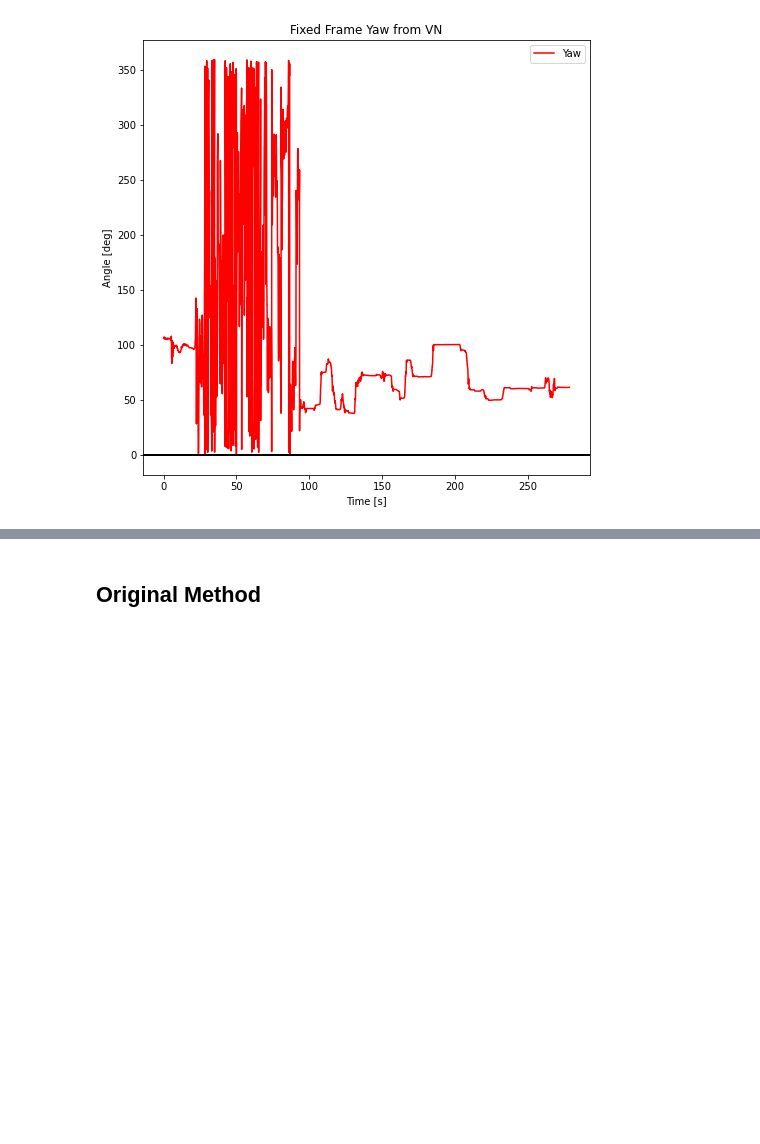
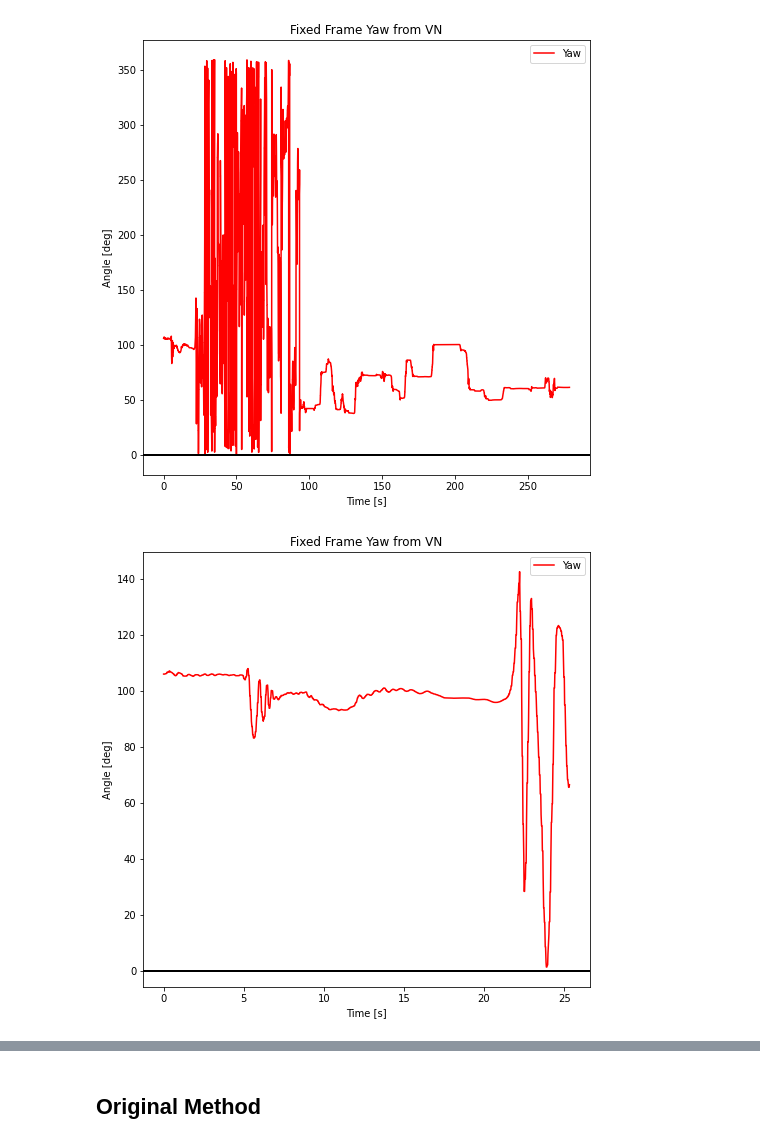
Before and after one commit to VADL-2022/IMU_VV, a Jupyter notebook: 05_NASA_SLI/SLI_Angle_Analysis.ipynb, the cells around one changed output, grey strips where cells are left out. Drawn from its saved outputs; the diff is of its cells as text; code cells hidden in the pictures; blank space fills up the shorter version.

```diff
--- a/05_NASA_SLI/SLI_Angle_Analysis.ipynb
+++ b/05_NASA_SLI/SLI_Angle_Analysis.ipynb
@@ -53,6 +53,18 @@ ax.legend()
 plt.show()
 # %% [output]
 [figure]
+# %%
+fig = plt.figure(1, figsize=(8,8))
+ax = plt.subplot(111)
+ax.plot(time[0:1000], (yaw0+180)[0:1000], color='red', label='Yaw')
+plt.axhline(y=0, color='black', linewidth=2)
+ax.set_title("Fixed Frame Yaw from VN")
+ax.set_xlabel('Time [s]')
+ax.set_ylabel("Angle [deg]")
+ax.legend()
+plt.show()
+# %% [output]
+[figure, added]
 # %%
 fig = plt.figure(1, figsize=(8,8))
 ax = plt.subplot(111)
```
Also changed, not shown: parts of 13 cells of this notebook.
